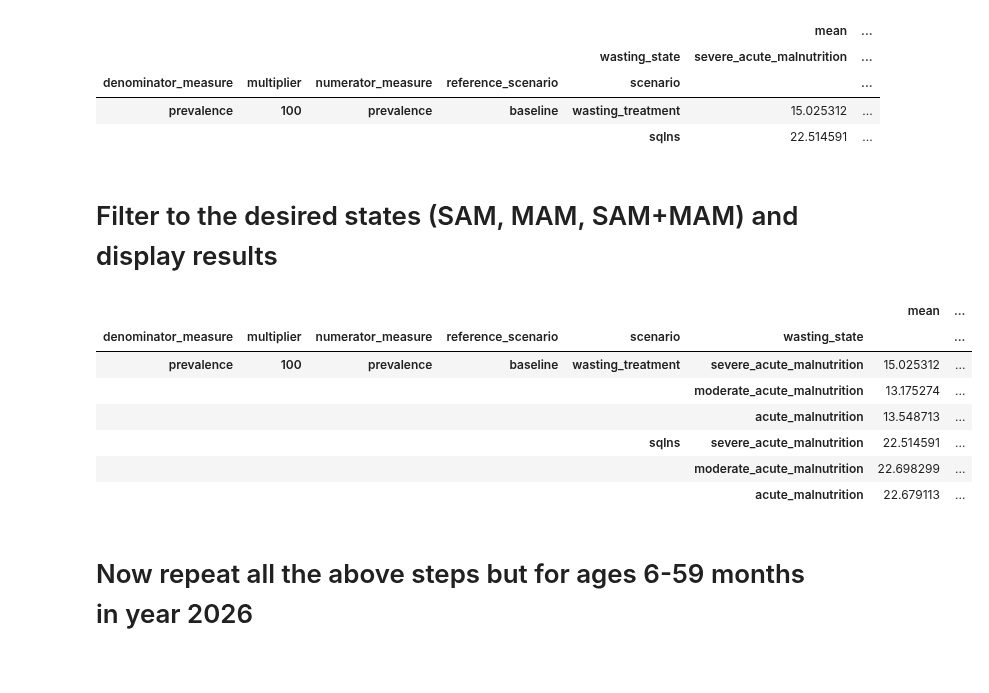
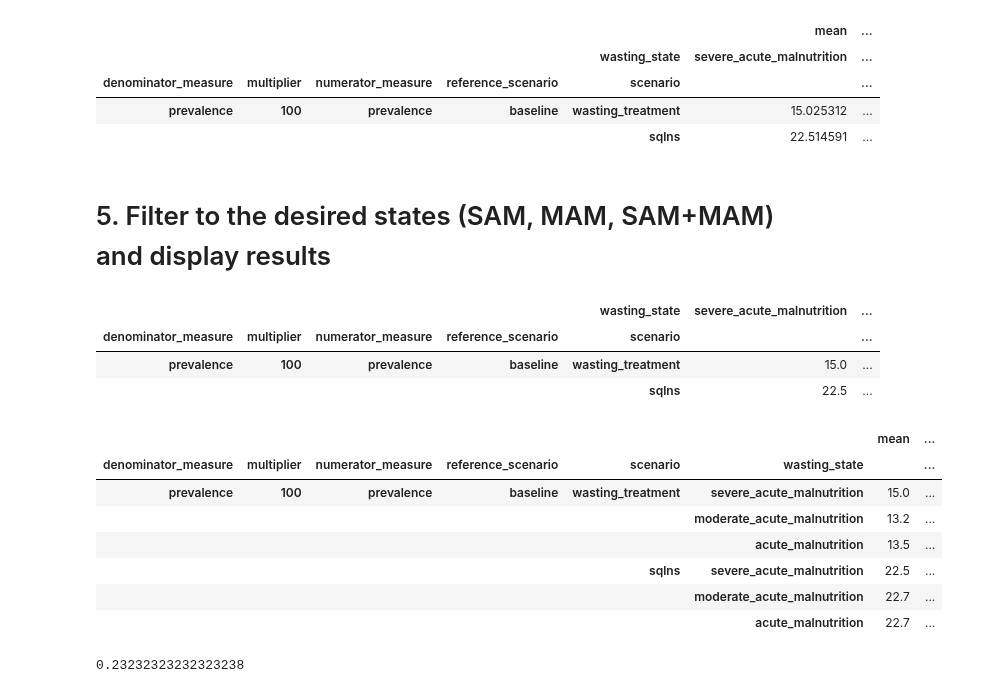
Before and after one commit to ihmeuw/vivarium_research_ciff_sam, a Jupyter notebook: results/2021_10_25a_v4.1_calculate_percent_wasting_reduction_for_10_26_call.ipynb, the cells around one changed output. Cells and saved outputs as stored; diff of their text form; code cells hidden in the pictures; blank space fills up the shorter version.

```diff
--- a/results/2021_10_25a_v4.1_calculate_percent_wasting_reduction_for_10_26_call.ipynb
+++ b/results/2021_10_25a_v4.1_calculate_percent_wasting_reduction_for_10_26_call.ipynb
@@ -243,7 +257,9 @@ def use_custom_index(func, index_cols):
     return custom_index_wrapped_function
 # %%
 print(vp.INDEX_COLUMNS)
-wasting_prevalence_percent_reduction = use_custom_index(vp.ratio, 'input_draw')(
+# Use DRAW_COLUMN as the only index column since the draw is all that we want
+# implicitly matched between numerator and denominator
+wasting_prevalence_percent_reduction = use_custom_index(vp.ratio, vp.DRAW_COLUMN)(
     wasting_prevalence_reduction,
     (wasting_prevalence_post_intervention
      .query("scenario=='baseline'")
@@ -286,20 +302,32 @@ vp.describe(wasting_prevalence_percent_reduction)[['mean', '2.5%', '97.5%']].uns
 | prevalence | 100 | prevalence | baseline | wasting_treatment | 15.025312 | ... |
 |  |  |  |  | sqlns | 22.514591 | ... |
 # %% [markdown]
-# Filter to the desired states (SAM, MAM, SAM+MAM) and display results
+# 5. Filter to the desired states (SAM, MAM, SAM+MAM) and display results
 # %%
 states_of_interest = ['severe_acute_malnutrition', 'moderate_acute_malnutrition', 'acute_malnutrition']
 vp.describe(
     wasting_prevalence_percent_reduction.query("wasting_state in @states_of_interest")
-)[['mean', '2.5%', '97.5%']]
+)['mean'].unstack('wasting_state').round(1)
 # %% [output]
-|  |  |  |  |  |  | mean | ... |
-| denominator_measure | multiplier | numerator_measure | reference_scenario | scenario | wasting_state |  | ... |
-| prevalence | 100 | prevalence | baseline | wasting_treatment | severe_acute_malnutrition | 15.025312 | ... |
-|  |  |  |  |  | moderate_acute_malnutrition | 13.175274 | ... |
-|  |  |  |  |  | acute_malnutrition | 13.548713 | ... |
-|  |  |  |  | sqlns | severe_acute_malnutrition | 22.514591 | ... |
-|  |  |  |  |  | moderate_acute_malnutrition | 22.698299 | ... |
-|  |  |  |  |  | acute_malnutrition | 22.679113 | ... |
+|  |  |  |  | wasting_state | severe_acute_malnutrition | ... |
+| denominator_measure | multiplier | numerator_measure | reference_scenario | scenario |  | ... |
+| prevalence | 100 | prevalence | baseline | wasting_treatment | 15.0 | ... |
+|  |  |  |  | sqlns | 22.5 | ... |
-# %% [markdown]
-# Now repeat all the above steps but for ages 6-59 months in year 2026
+# %%
+vp.describe(
+    wasting_prevalence_percent_reduction.query("wasting_state in @states_of_interest")
+)[['mean', '2.5%', '97.5%']].round(1)
+# %% [output]
+|  |  |  |  |  |  | mean | ... |
+| denominator_measure | multiplier | numerator_measure | reference_scenario | scenario | wasting_state |  | ... |
+| prevalence | 100 | prevalence | baseline | wasting_treatment | severe_acute_malnutrition | 15.0 | ... |
+|  |  |  |  |  | moderate_acute_malnutrition | 13.2 | ... |
+|  |  |  |  |  | acute_malnutrition | 13.5 | ... |
+|  |  |  |  | sqlns | severe_acute_malnutrition | 22.5 | ... |
+|  |  |  |  |  | moderate_acute_malnutrition | 22.7 | ... |
+|  |  |  |  |  | acute_malnutrition | 22.7 | ... |
+# %%
+# Calculate % reduction in SAM using rounded mean prevalence values - it's slightly higer than the real value
+((1.9+8.0)-(1.5+6.1)) / (1.9+8.0)
+# %% [output]
+0.23232323232323238
```
Also changed, not shown: parts of 30 cells of this notebook.
